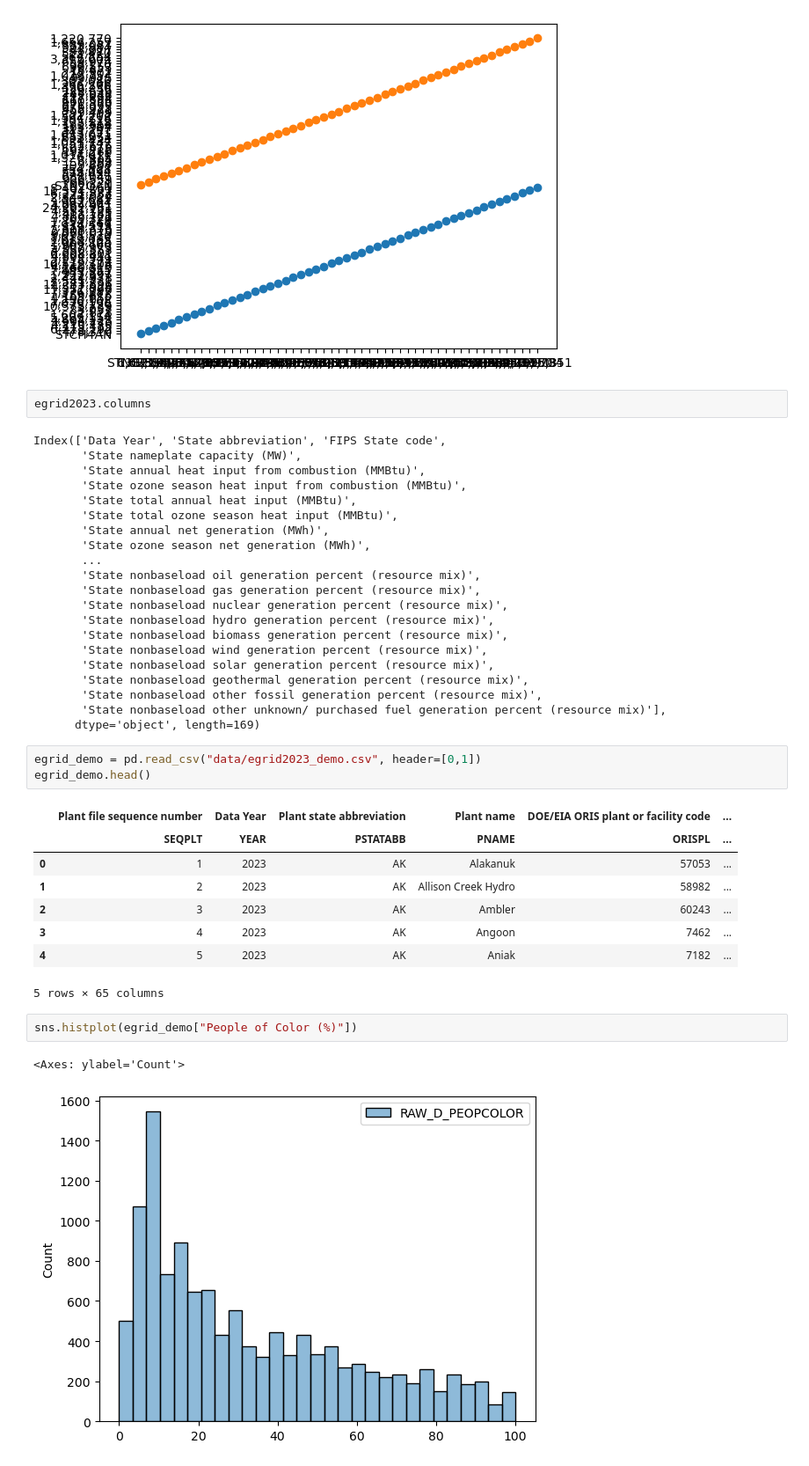
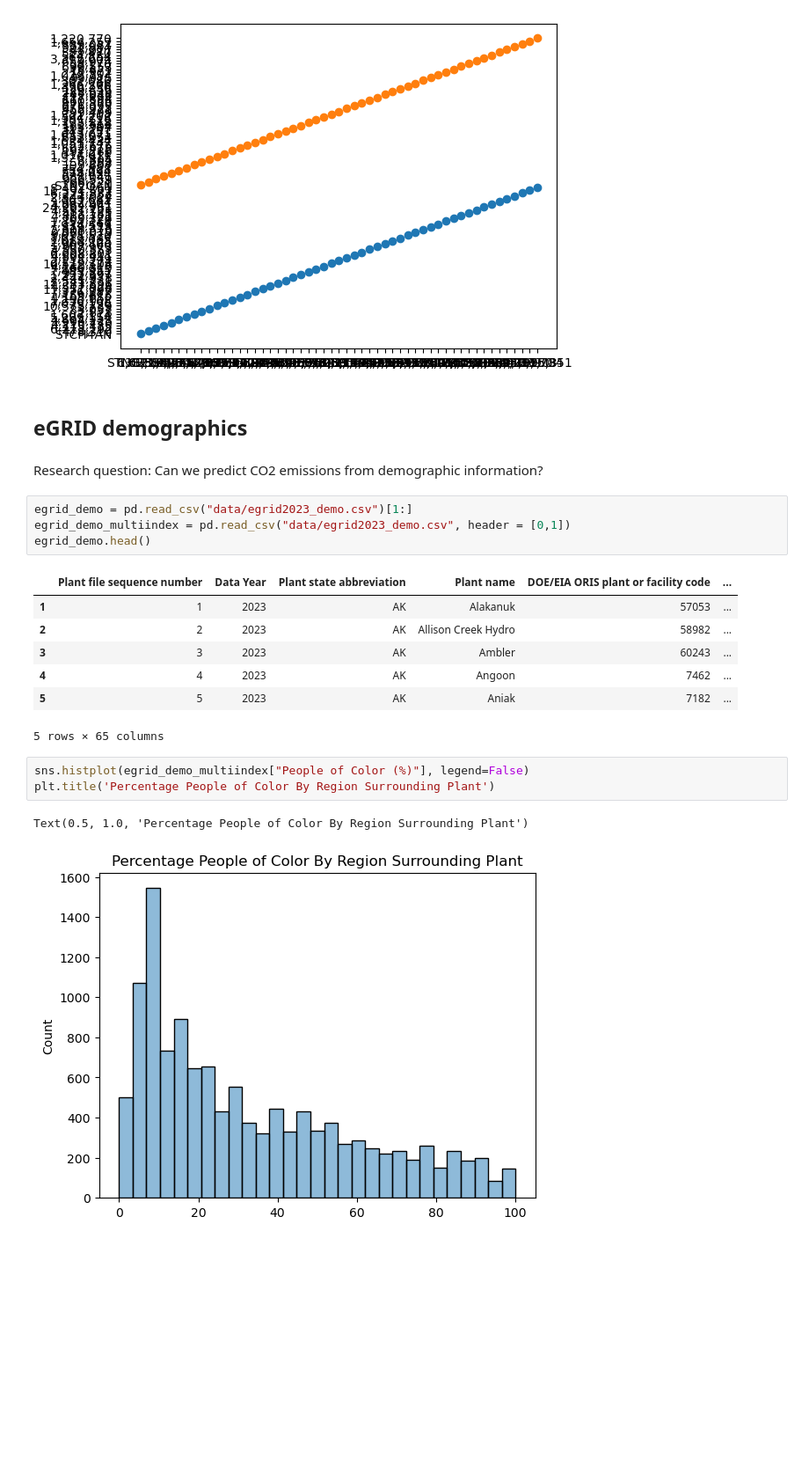
Before and after one commit to reilyfairchild/Data102_Final_Project, a Jupyter notebook: dataset_3_EDA.ipynb, the cells around one changed output. Shown: that part at 88% size. Drawn from its saved outputs; the diff is of its cells as text; blank space fills up the shorter version.

```diff
--- a/dataset_3_EDA.ipynb
+++ b/dataset_3_EDA.ipynb
@@ -65,43 +57,25 @@ plt.scatter(egrid2023['State annual net generation (MWh)'], egrid2023['State ann
 # %% [output]
 <matplotlib.collections.PathCollection at 0x...>
 [figure]
-# %%
-egrid2023.columns
-# %% [output]
-Index(['Data Year', 'State abbreviation', 'FIPS State code',
-       'State nameplate capacity (MW)',
-       'State annual heat input from combustion (MMBtu)',
-       'State ozone season heat input from combustion (MMBtu)',
-       'State total annual heat input (MMBtu)',
-       'State total ozone season heat input (MMBtu)',
-       'State annual net generation (MWh)',
-       'State ozone season net generation (MWh)',
-       ...
-       'State nonbaseload oil generation percent (resource mix)',
-       'State nonbaseload gas generation percent (resource mix)',
-       'State nonbaseload nuclear generation percent (resource mix)',
-       'State nonbaseload hydro generation percent (resource mix)',
-       'State nonbaseload biomass generation percent (resource mix)',
-       'State nonbaseload wind generation percent (resource mix)',
-       'State nonbaseload solar generation percent (resource mix)',
-       'State nonbaseload geothermal generation percent (resource mix)',
-       'State nonbaseload other fossil generation percent (resource mix)',
-       'State nonbaseload other unknown/ purchased fuel generation percent (resource mix)'],
-      dtype='object', length=169)
+# %% [markdown]
+## eGRID demographics
+# %% [markdown]
+Research question: Can we predict CO2 emissions from demographic information?
 # %%
-egrid_demo = pd.read_csv("data/egrid2023_demo.csv", header=[0,1])
+egrid_demo = pd.read_csv("data/egrid2023_demo.csv")[1:]
+egrid_demo_multiindex = pd.read_csv("data/egrid2023_demo.csv", header = [0,1])
 egrid_demo.head()
 # %% [output]
 |  | Plant file sequence number | Data Year | Plant state abbreviation | Plant name | DOE/EIA ORIS plant or facility code | ... |
-|  | SEQPLT | YEAR | PSTATABB | PNAME | ORISPL | ... |
-| 0 | 1 | 2023 | AK | Alakanuk | 57053 | ... |
-| 1 | 2 | 2023 | AK | Allison Creek Hydro | 58982 | ... |
-| 2 | 3 | 2023 | AK | Ambler | 60243 | ... |
-| 3 | 4 | 2023 | AK | Angoon | 7462 | ... |
-| 4 | 5 | 2023 | AK | Aniak | 7182 | ... |
+| 1 | 1 | 2023 | AK | Alakanuk | 57053 | ... |
+| 2 | 2 | 2023 | AK | Allison Creek Hydro | 58982 | ... |
+| 3 | 3 | 2023 | AK | Ambler | 60243 | ... |
+| 4 | 4 | 2023 | AK | Angoon | 7462 | ... |
+| 5 | 5 | 2023 | AK | Aniak | 7182 | ... |
 5 rows × 65 columns
 # %%
-sns.histplot(egrid_demo["People of Color (%)"])
+sns.histplot(egrid_demo_multiindex["People of Color (%)"], legend=False)
+plt.title('Percentage People of Color By Region Surrounding Plant')
 # %% [output]
-<Axes: ylabel='Count'>
+Text(0.5, 1.0, 'Percentage People of Color By Region Surrounding Plant')
-[figure, old version]
+[figure, new version]
```
Also changed, not shown: parts of 9 cells of this notebook.
